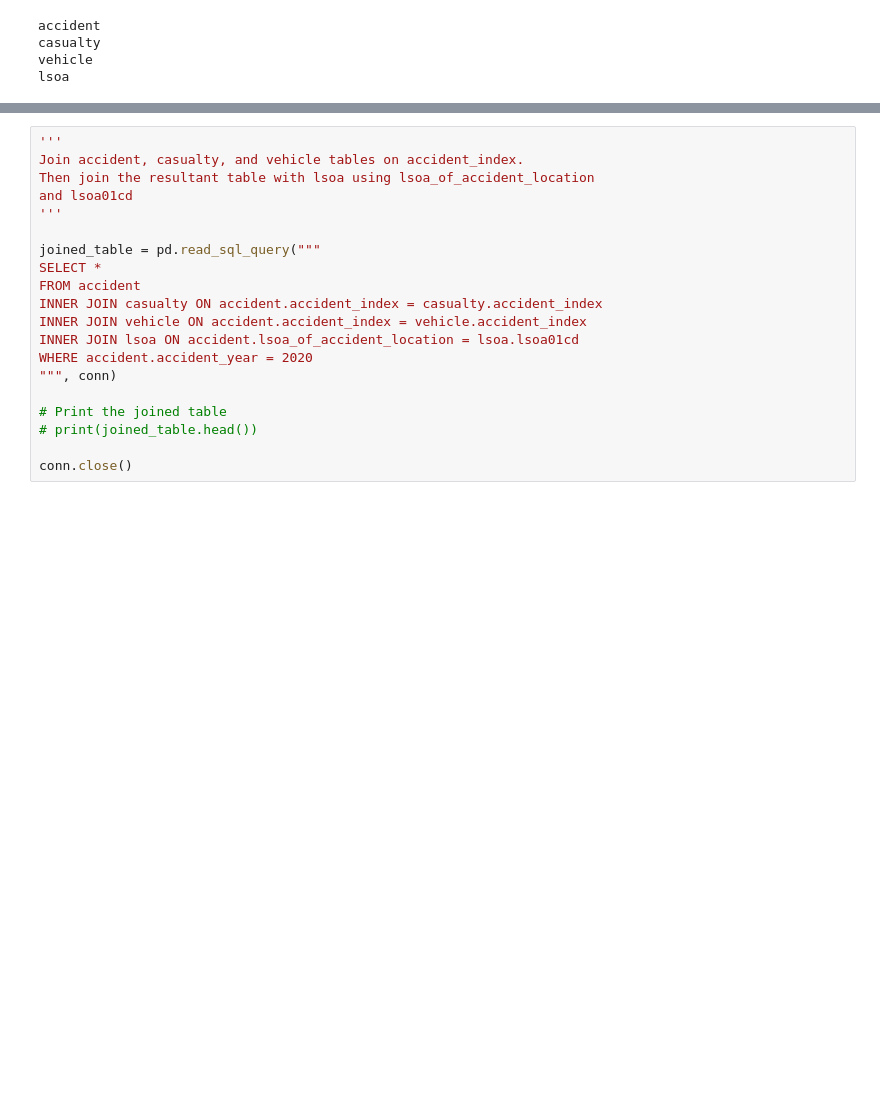
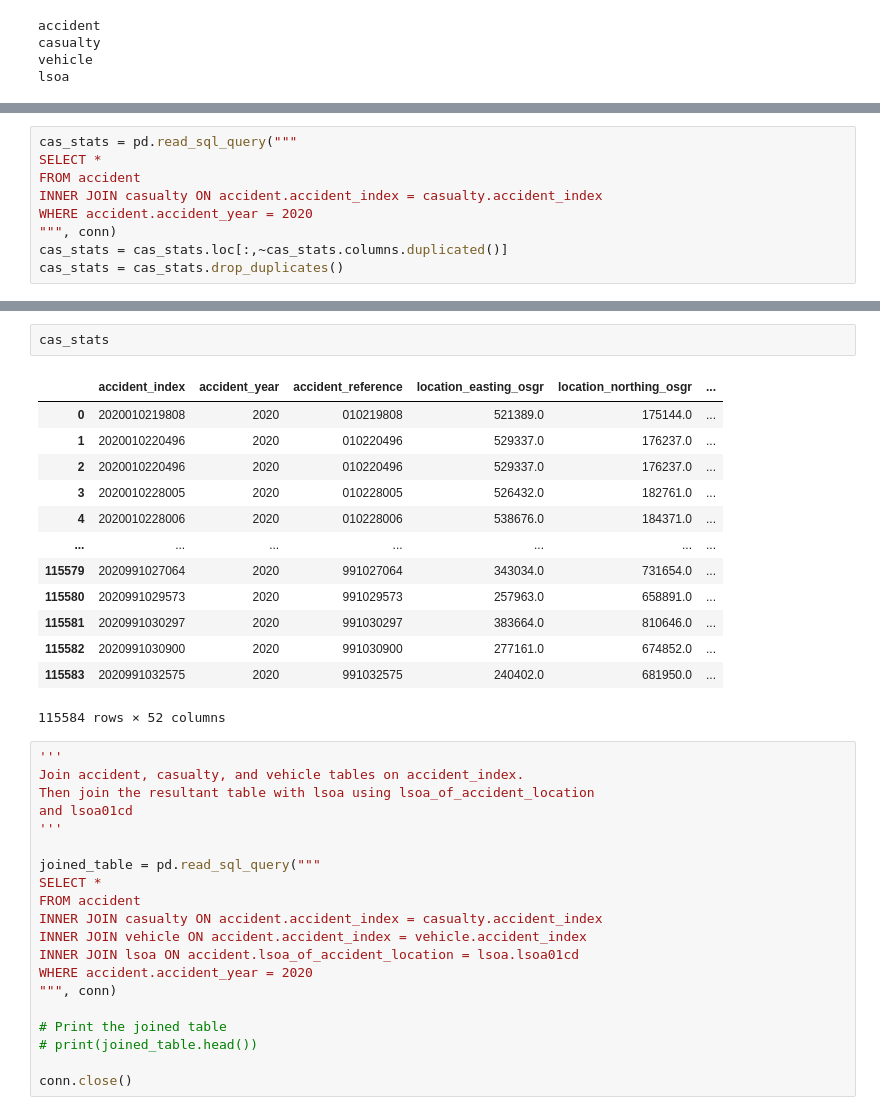
Before and after one commit to usm1ai/Accident_Prediction, a Jupyter notebook: Accident_Pro.ipynb, the cells around one changed output, grey strips where cells are left out. Cells and saved outputs as stored; diff of their text form; blank space fills up the shorter version.

```diff
--- a/Accident_Pro.ipynb
+++ b/Accident_Pro.ipynb
@@ -36,0 +84,9 @@ lsoa
+# %%
+cas_stats = pd.read_sql_query("""
+SELECT *
+FROM accident
+INNER JOIN casualty ON accident.accident_index = casualty.accident_index
+WHERE accident.accident_year = 2020
+""", conn)
+cas_stats = cas_stats.loc[:,~cas_stats.columns.duplicated()]
+cas_stats = cas_stats.drop_duplicates()
@@ -37,3 +111,19 @@ lsoa
+# %%
+cas_stats
+# %% [output]
+|  | accident_index | accident_year | accident_reference | location_easting_osgr | location_northing_osgr | ... |
+| 0 | 2020010219808 | 2020 | 010219808 | 521389.0 | 175144.0 | ... |
+| 1 | 2020010220496 | 2020 | 010220496 | 529337.0 | 176237.0 | ... |
+| 2 | 2020010220496 | 2020 | 010220496 | 529337.0 | 176237.0 | ... |
+| 3 | 2020010228005 | 2020 | 010228005 | 526432.0 | 182761.0 | ... |
+| 4 | 2020010228006 | 2020 | 010228006 | 538676.0 | 184371.0 | ... |
+| ... | ... | ... | ... | ... | ... | ... |
+| 115579 | 2020991027064 | 2020 | 991027064 | 343034.0 | 731654.0 | ... |
+| 115580 | 2020991029573 | 2020 | 991029573 | 257963.0 | 658891.0 | ... |
+| 115581 | 2020991030297 | 2020 | 991030297 | 383664.0 | 810646.0 | ... |
+| 115582 | 2020991030900 | 2020 | 991030900 | 277161.0 | 674852.0 | ... |
+| 115583 | 2020991032575 | 2020 | 991032575 | 240402.0 | 681950.0 | ... |
+115584 rows × 52 columns
 # %%
 '''
 Join accident, casualty, and vehicle tables on accident_index.
```
Also changed, not shown: parts of 5 cells of this notebook.
